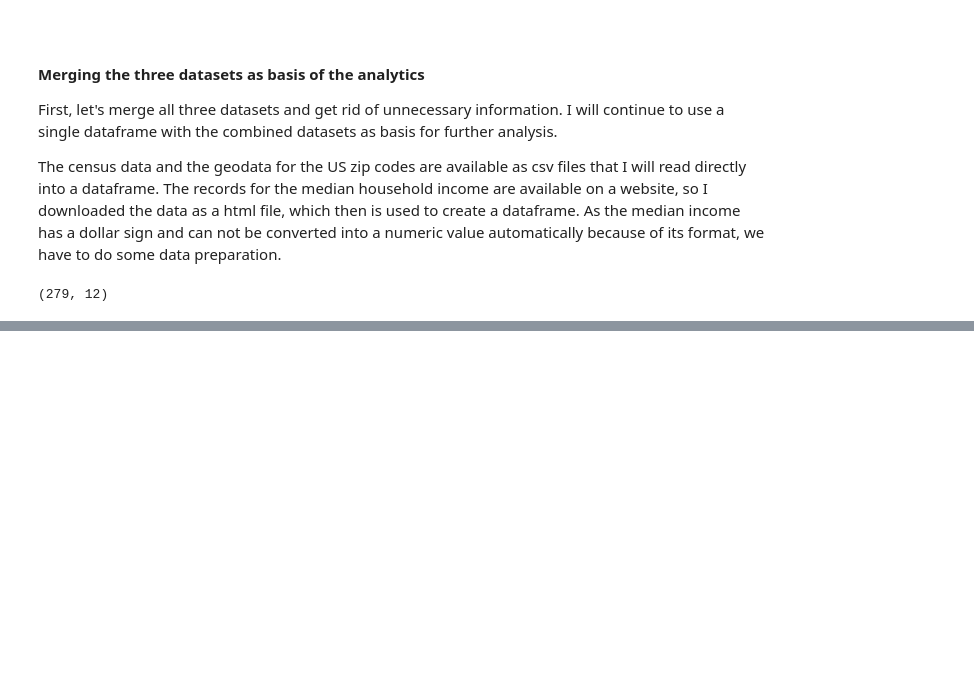
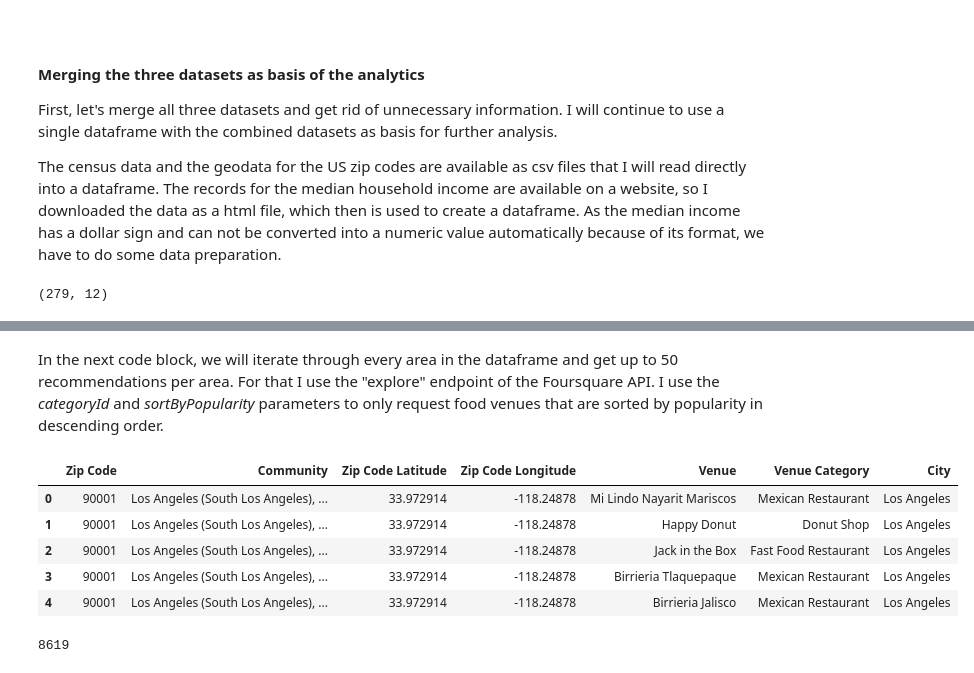
Before and after one commit to Elydora/Coursera_Capstone, a Jupyter notebook: Project/capstone-project.ipynb, the cells around one changed output, grey strips where cells are left out. Saved outputs shown, nothing was run; the diff lists cells and outputs as text; code cells hidden in the pictures; blank space fills up the shorter version.

Commit message:
code notebook
* finish data preparation section
* prepare methodology

```diff
--- a/Project/capstone-project.ipynb
+++ b/Project/capstone-project.ipynb
@@ -128,0 +138,6 @@ final_ds.head(10)
+# %%
+# first, we use a list of the areas and without columns we don't need
+areas = final_ds.drop(['Estimated Median Income', 'Total ' 'Population',
+                        'Median Age', 'Total Males', 'Total Females',
+                        'Total Households', 'Average Household Size'], 1)
+areas.head()
@@ -128,0 +151,54 @@ final_ds.head(10)
+# %% [markdown]
+In the next code block, we will iterate through every area in the dataframe
+and get up to 50 recommendations per area. For that I use the "explore"
+endpoint of the Foursquare API. I use the *categoryId* and
+*sortByPopularity* parameters to only request food venues that are sorted by
+ popularity in descending order.
+# %%
+venues_list = []
+for index, area in areas.iterrows():
+    url = 'https://api.foursquare' \
+      '.com/v2/venues/explore?&client_id={}&client_secret={}&v={}&ll={},' \
+      '{}&radius={}&limit={}&offset={}&categoryId={}&sortByPopularity={}'\
+        .format(
+    CLIENT_ID, CLIENT_SECRET, VERSION, area['Latitude'], area['Longitude'],
+    1000, LIMIT, 0, '4d4b7105d754a06374d81259', 1)
+
+    results = requests.get(url).json()["response"]['groups'][0]['items']
+    for v in results:
+        try: # try to extract the city, if there is one in the response
+            city = v['venue']['location']['city']
+        except:
+            city = area['City']
+
+        try: # try to extract the zip code, if there is one
+            postalCode = str(v['venue']['location']['postalCode'])
+        except:
+            postalCode = str(area['Zip Code'])
+        # build a list with all the columns I want to use
+        if postalCode == str(area['Zip Code']):
+            venues_list.append((
+                        area['Zip Code'],
+                        area['Community'],
+                        area['Latitude'],
+                        area['Longitude'],
+                        v['venue']['name'],
+                        v['venue']['categories'][0]['name'],
+                        city ))
+# create a dataframe from the results of the request
+la_venues = pd.DataFrame(venues_list, columns=['Zip Code', 'Community',
+              'Zip Code Latitude', 'Zip Code Longitude', 'Venue',
+              'Venue Category', 'City'])
+# %%
+la_venues.head()
+# %% [output]
+|  | Zip Code | Community | Zip Code Latitude | Zip Code Longitude | Venue | Venue Category | City |
+| 0 | 90001 | Los Angeles (South Los Angeles), ... | 33.972914 | -118.24878 | Mi Lindo Nayarit Mariscos | Mexican Restaurant | Los Angeles |
+| 1 | 90001 | Los Angeles (South Los Angeles), ... | 33.972914 | -118.24878 | Happy Donut | Donut Shop | Los Angeles |
+| 2 | 90001 | Los Angeles (South Los Angeles), ... | 33.972914 | -118.24878 | Jack in the Box | Fast Food Restaurant | Los Angeles |
+| 3 | 90001 | Los Angeles (South Los Angeles), ... | 33.972914 | -118.24878 | Birrieria Tlaquepaque | Mexican Restaurant | Los Angeles |
+| 4 | 90001 | Los Angeles (South Los Angeles), ... | 33.972914 | -118.24878 | Birrieria Jalisco | Mexican Restaurant | Los Angeles |
+# %%
+la_venues["Venue"].count()
+# %% [output]
+8619
```
Also changed, not shown: parts of 13 cells of this notebook.
